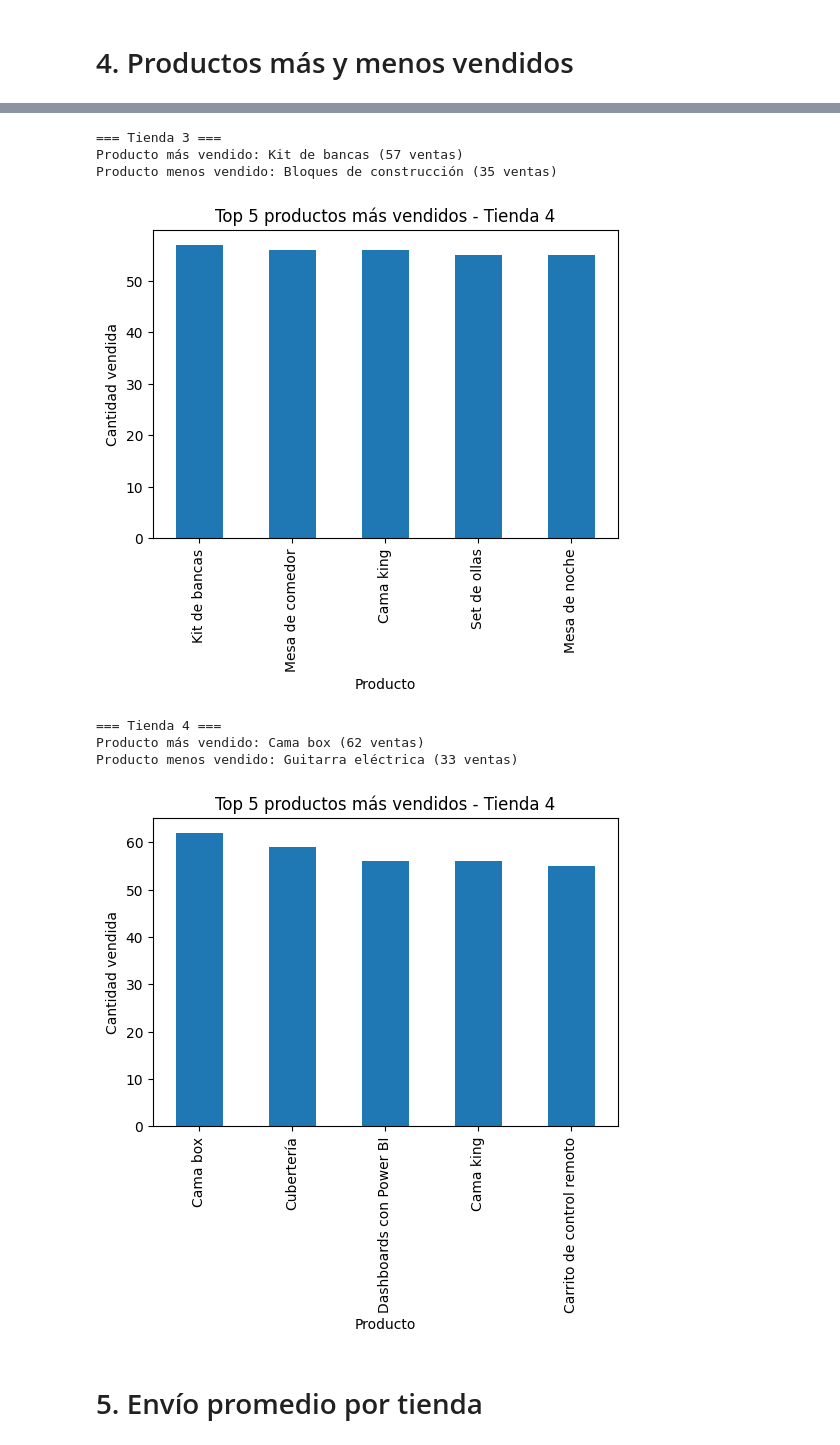
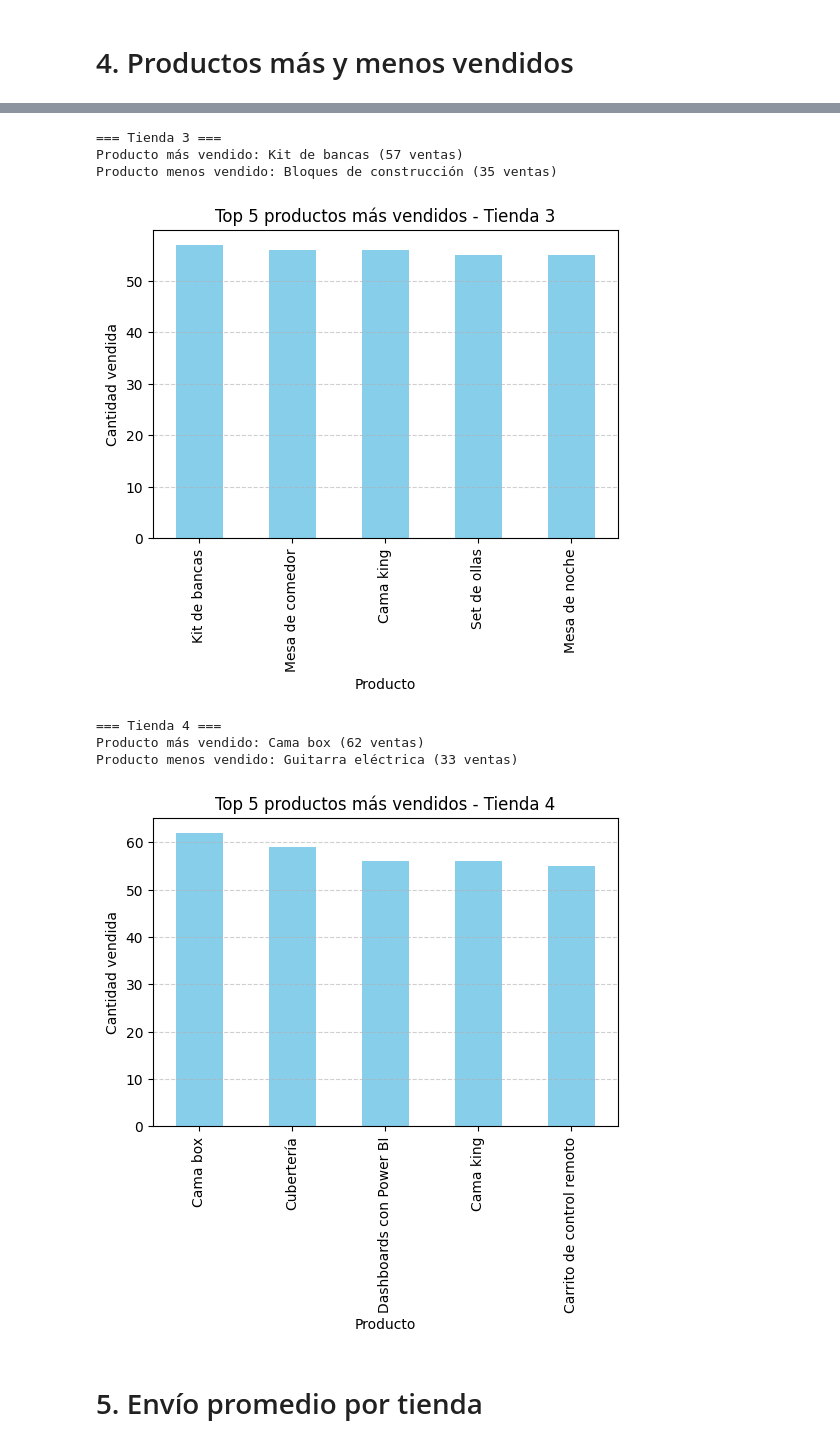
Before and after one commit to Tmayol/Challenge_ciencia_datos1, a Jupyter notebook: AluraStoreLatam.ipynb, the cells around one changed output, grey strips where cells are left out. Drawn from its saved outputs; the diff is of its cells as text; code cells hidden in the pictures.

```diff
--- a/AluraStoreLatam.ipynb
+++ b/AluraStoreLatam.ipynb
@@ -92,6 +92,7 @@ Tienda 4: 4.0
 # 4. Productos más y menos vendidos
 # %%
 import matplotlib.pyplot as plt
+
 '''Productos más vendidos y menos vendidos'''
 
 tiendas = {
@@ -101,25 +102,25 @@ tiendas = {
     "Tienda 4": tienda4
 }
 
-
 for vendido, tienda in tiendas.items():
     print(f"\n=== {vendido} ===")
 
-    # Conteo de productos vendidos
+
     conteo_productos = tienda['Producto'].value_counts()
 
-    # Producto más y menos vendido
+
     mas_vendido = conteo_productos.idxmax()
     menos_vendido = conteo_productos.idxmin()
 
     print(f"Producto más vendido: {mas_vendido} ({conteo_productos.max()} ventas)")
     print(f"Producto menos vendido: {menos_vendido} ({conteo_productos.min()} ventas)")
 
-    # Visualización: Top 5 productos más vendidos
+
     top5 = conteo_productos.head(5)
-    top5.plot(kind='bar', figsize=(6,4), title=f"Top 5 productos más vendidos - {nombre}")
+    top5.plot(kind='bar', figsize=(6,4), title=f"Top 5 productos más vendidos - {vendido}", color='skyblue')
     plt.xlabel("Producto")
     plt.ylabel("Cantidad vendida")
+    plt.grid(axis='y', linestyle='--', alpha=0.6)
     plt.show()
 # %% [output]
 === Tienda 1 ===
@@ -133,11 +134,11 @@ Producto menos vendido: Juego de mesa (32 ventas)
 === Tienda 3 ===
 Producto más vendido: Kit de bancas (57 ventas)
 Producto menos vendido: Bloques de construcción (35 ventas)
-[figure, old version]
+[figure, new version]
 === Tienda 4 ===
 Producto más vendido: Cama box (62 ventas)
 Producto menos vendido: Guitarra eléctrica (33 ventas)
-[figure, old version]
+[figure, new version]
 # %% [markdown]
 # 5. Envío promedio por tienda
 # %%
```
Also changed, not shown: parts of 6 cells of this notebook, 1 other file.
